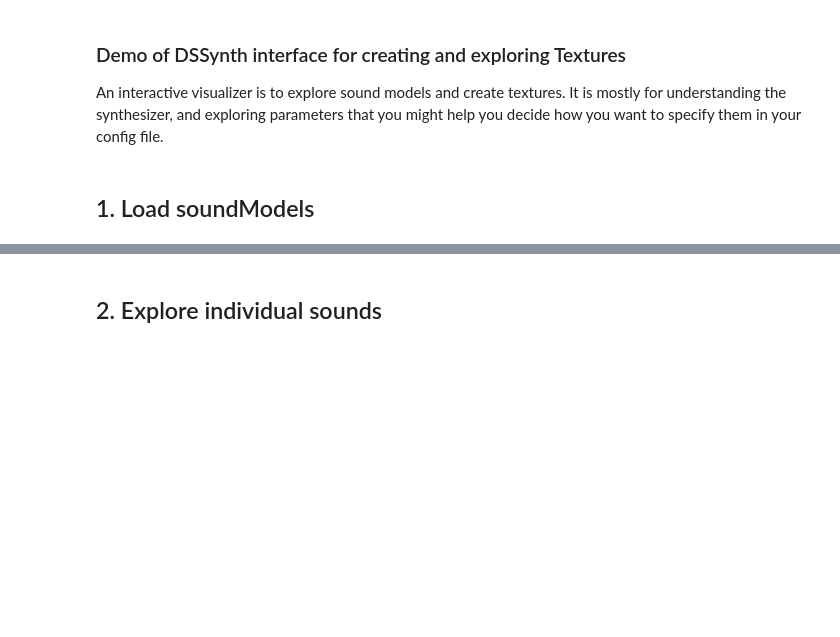
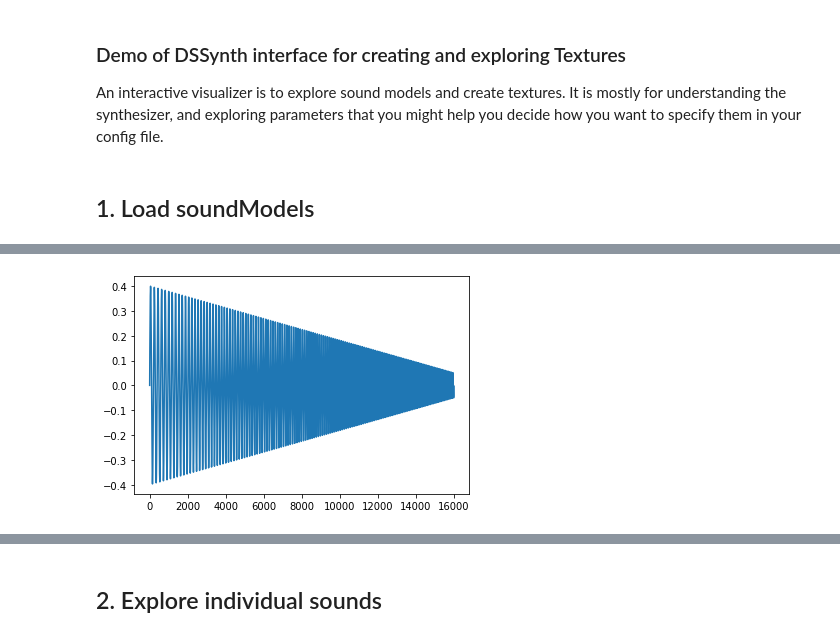
Before and after one commit to prashanthtr/DSGenerator, a Jupyter notebook: TextureVisualization-notebook.ipynb, the cells around one changed output, grey strips where cells are left out. Drawn from its saved outputs; the diff is of its cells as text; code cells hidden in the pictures; blank space fills up the shorter version.

```diff
--- a/TextureVisualization-notebook.ipynb
+++ b/TextureVisualization-notebook.ipynb
@@ -38,0 +107,24 @@ soundModels
+# %%
+n_secs = 1
+
+amp_env = SI.gesture(0.4,0.05, 1, int(n_secs * 16000))
+freq_sweep = SI.gesture(80, 200, 1, int(n_secs * 16000))
+
+def simpleSweep(n):
+    synth_out = []
+    numSamples = int(n * 16000)        # 1 second * 16000 sample rate
+    phase_increment = 2 * math.pi * 220 / 16000     # phase increment per sample
+    phi = 0
+    for index in range(numSamples):
+        A = amp_env[index]
+        inst_f = freq_sweep[index]
+        val = A * math.sin(phi);    # output sample value for current sample
+        phi += phase_increment
+        phase_increment = 2 * math.pi * inst_f/16000
+        synth_out.append(val)
+    return synth_out
+
+sig = simpleSweep(n_secs)
+plt.plot(sig)
+display(Audio(sig, rate=16000, autoplay=True))
+# %% [output]
@@ -38,0 +132 @@ soundModels
+[figure, added]
```
Also changed, not shown: parts of 23 cells of this notebook, 4 other files.
